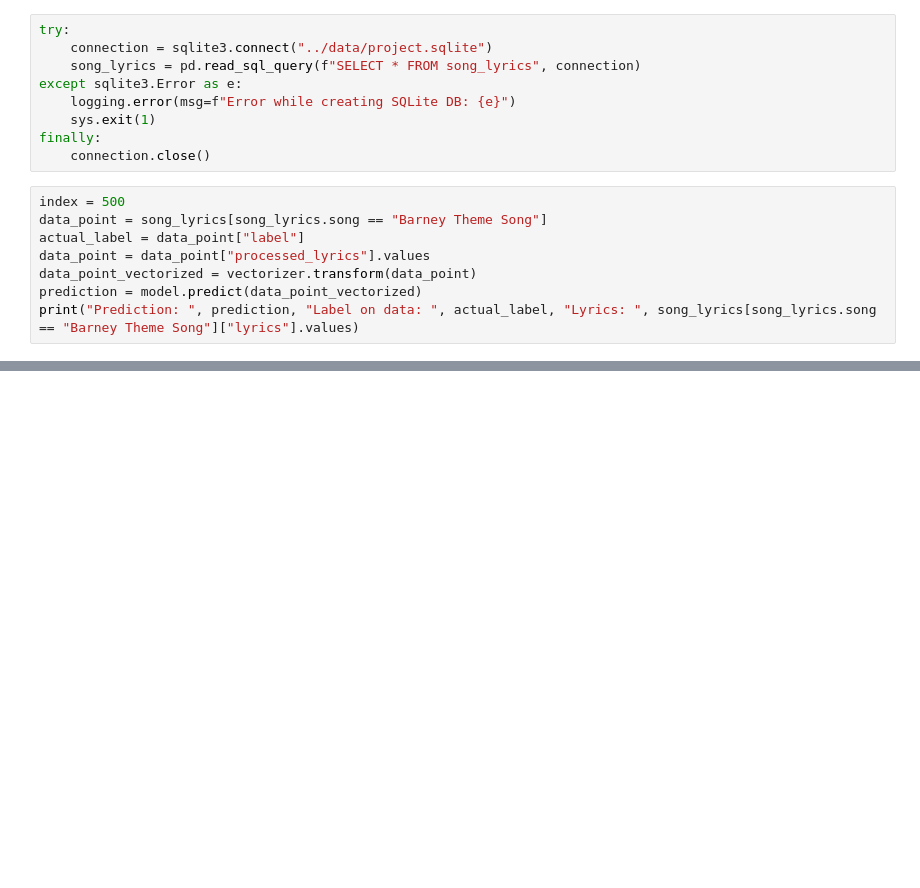
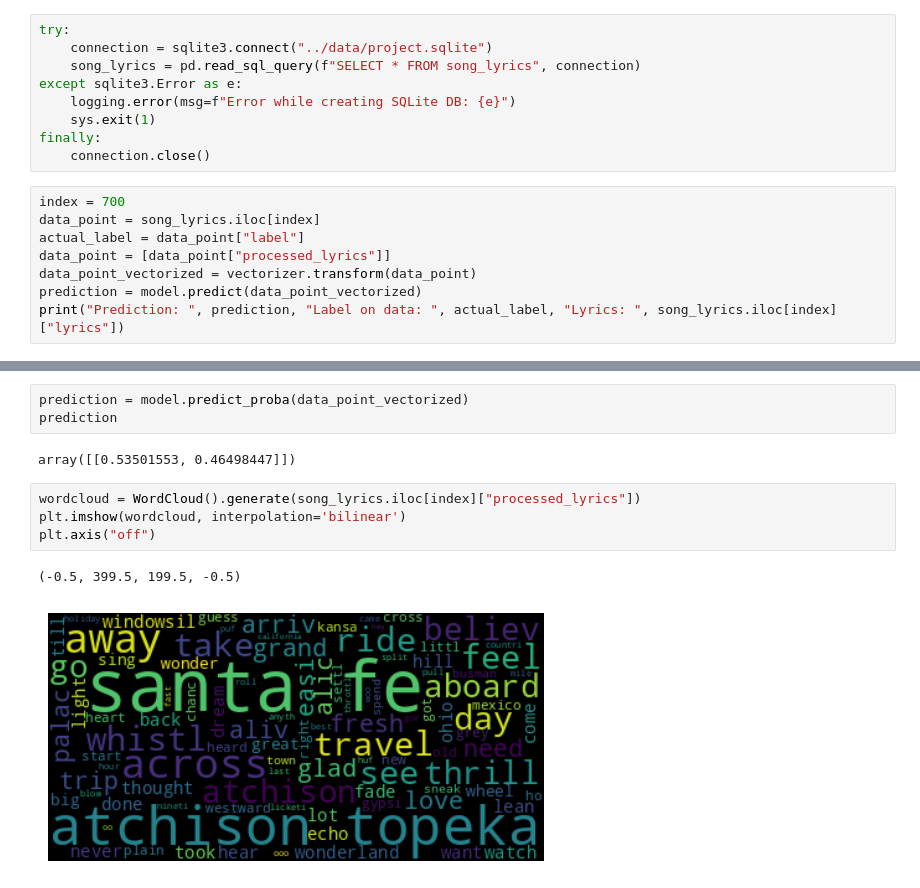
Before and after one commit to prantoamt/Sentiment-Driven-Spotify-Music-Recommendation, a Jupyter notebook: project/data-exploration.ipynb, the cells around one changed output, grey strips where cells are left out. Drawn from its saved outputs; the diff is of its cells as text; blank space fills up the shorter version.

```diff
--- a/project/data-exploration.ipynb
+++ b/project/data-exploration.ipynb
@@ -99,11 +99,11 @@ except sqlite3.Error as e:
 finally:
     connection.close()
 # %%
-index = 500
-data_point = song_lyrics[song_lyrics.song == "Barney Theme Song"]
+index = 700
+data_point = song_lyrics.iloc[index]
 actual_label = data_point["label"]
-data_point = data_point["processed_lyrics"].values
+data_point = [data_point["processed_lyrics"]]
 data_point_vectorized = vectorizer.transform(data_point)
 prediction = model.predict(data_point_vectorized)
-print("Prediction: ", prediction, "Label on data: ", actual_label, "Lyrics: ", song_lyrics[song_lyrics.song == "Barney Theme Song"]["lyrics"].values)
+print("Prediction: ", prediction, "Label on data: ", actual_label, "Lyrics: ", song_lyrics.iloc[index]["lyrics"])
 # %% [output]
@@ -111,0 +127,12 @@ Name: label, dtype: float64 Lyrics:  ["Barney is a dinosaur from our imagination
+# %%
+prediction = model.predict_proba(data_point_vectorized)
+prediction
+# %% [output]
+array([[0.53501553, 0.46498447]])
+# %%
+wordcloud = WordCloud().generate(song_lyrics.iloc[index]["processed_lyrics"])
+plt.imshow(wordcloud, interpolation='bilinear')
+plt.axis("off")
+# %% [output]
+(-0.5, 399.5, 199.5, -0.5)
+[figure, added]
```
Also changed, not shown: parts of 4 cells of this notebook, 1 other file.
